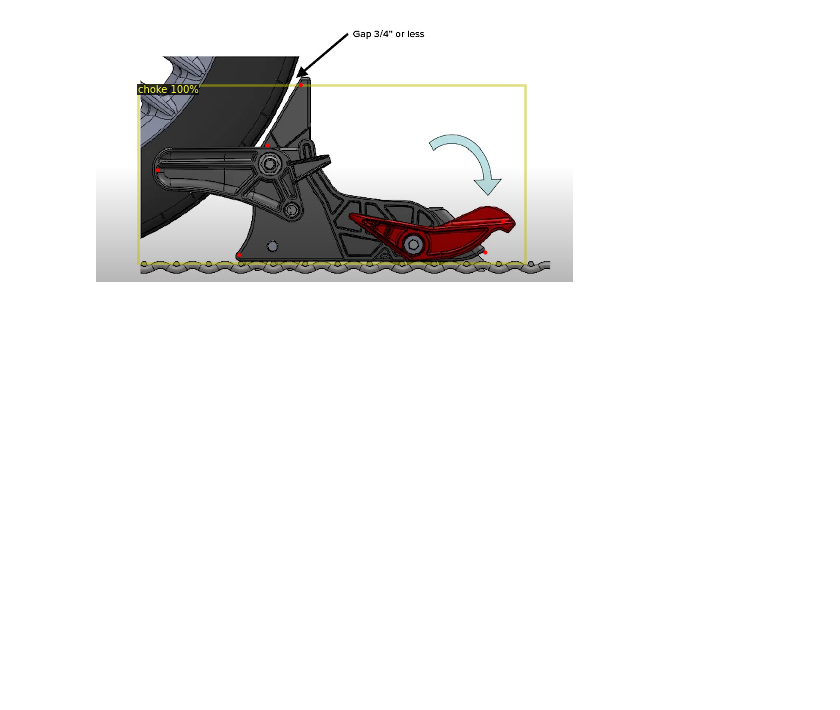
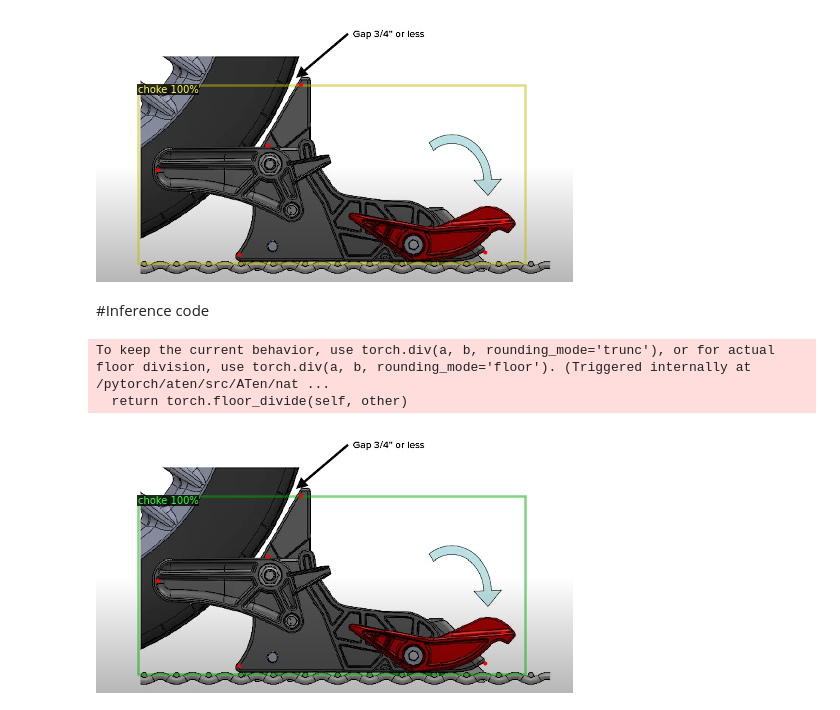
Before and after one commit to saikiranjsn/DeeplearningRepo, a Jupyter notebook: Keypoint_detection_model.ipynb, the cells around one changed output. Drawn from its saved outputs; the diff is of its cells as text; code cells hidden in the pictures; blank space fills up the shorter version.

Commit message:
Inference code is added

```diff
--- a/Keypoint_detection_model.ipynb
+++ b/Keypoint_detection_model.ipynb
@@ -130,3 +128,5 @@ cv2_imshow(out.get_image()[:, :, ::-1])
 !cp -r '/content/output' '/content/drive/MyDrive/Keypoint_detection'
 # %%
 !cp -r '/content/Dataset' '/content/drive/MyDrive/Keypoint_detection'
+# %% [markdown]
+#Inference code
@@ -132,0 +135,26 @@ cv2_imshow(out.get_image()[:, :, ::-1])
+# %%
+my_metadata = Metadata()
+my_metadata.set(thing_classes = ['choke'])
+my_metadata.set(thing_dataset_id_to_contiguous_id={0: 0})
+cfg = get_cfg()
+cfg.merge_from_file(model_zoo.get_config_file("COCO-Keypoints/keypoint_rcnn_R_50_FPN_3x.yaml"))
+cfg.MODEL.WEIGHTS = '/content/drive/MyDrive/Keypoint_detection/output/model_final.pth'
+cfg.MODEL.ROI_HEADS.SCORE_THRESH_TEST = 0.7
+cfg.MODEL.ROI_HEADS.NUM_CLASSES = 1
+cfg.MODEL.RETINANET.NUM_CLASSES = 1
+cfg.MODEL.ROI_KEYPOINT_HEAD.NUM_KEYPOINTS = 6
+cfg.TEST.KEYPOINT_OKS_SIGMAS = np.ones((6, 1), dtype=float).tolist()
+#cfg.MODEL.DEVICE = 'cpu'
+predictor = DefaultPredictor(cfg)
+# %%
+im = cv2.imread("/content/wheel.jpg")
+outputs = predictor(im)
+# %% [output]
+To keep the current behavior, use torch.div(a, b, rounding_mode='trunc'), or for actual floor division, use torch.div(a, b, rounding_mode='floor'). (Triggered internally at  /pytorch/aten/src/ATen/nat ...
+  return torch.floor_divide(self, other)
+# %%
+v = Visualizer(im[:, :, ::-1],metadata=my_metadata,scale=0.5)
+out = v.draw_instance_predictions(outputs["instances"].to("cpu"))
+cv2_imshow(out.get_image()[:, :, ::-1])
+# %% [output]
+[figure, added]
```
Also changed, not shown: parts of 3 cells of this notebook.
